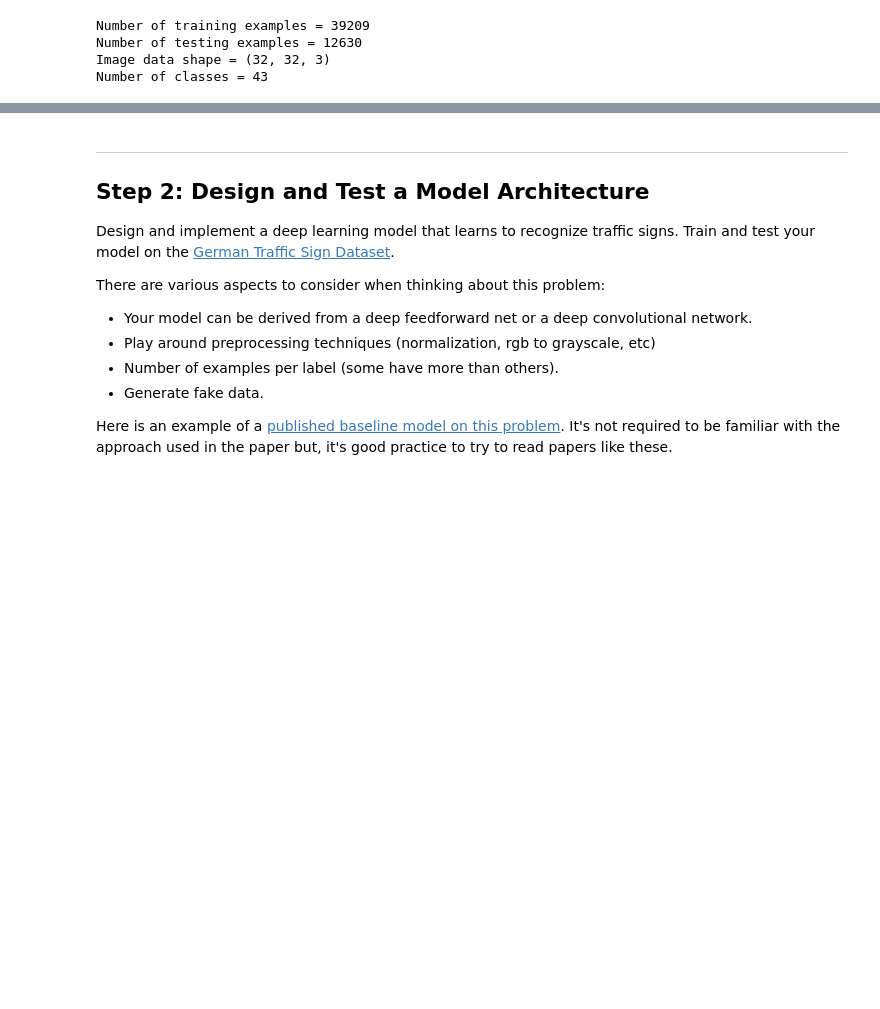
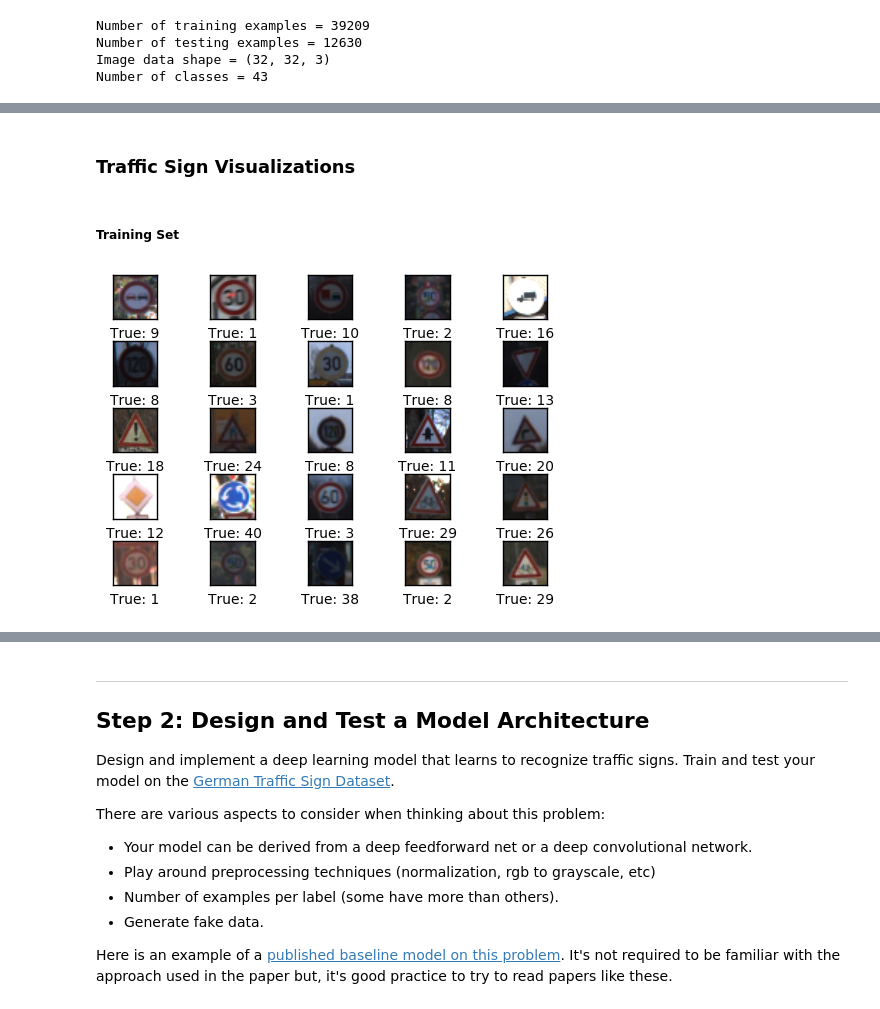
Before and after one commit to Olouge/traffic-sign-classification, a Jupyter notebook: single_layer_linear_neural_network.ipynb, the cells around one changed output, grey strips where cells are left out. Saved outputs shown, nothing was run; the diff lists cells and outputs as text; code cells hidden in the pictures; blank space fills up the shorter version.

Commit message:
Plotting training, validation, testing and my prediction datasets.
stubbed out reading in my prediction pickle file. Just need to create the pickle file.

```diff
--- a/single_layer_linear_neural_network.ipynb
+++ b/single_layer_linear_neural_network.ipynb
@@ -77,0 +73,11 @@ ImagePlotter.plot_images(X_train[perm], y_train[perm])
+# %%
+from datasets.german_traffic_signs import GermanTrafficSignDataset
+
+# NOTE I explain these next two lines in greater details below
+data = GermanTrafficSignDataset()
+data.configure(one_hot=False, train_validate_split_percentage=0.05)
+
+print('Traffic Sign Names:')
+print('')
+for k, v in data.sign_names_map.items():
+    print('  {} - {}'.format(k, v))
@@ -77,0 +102,12 @@ ImagePlotter.plot_images(X_train[perm], y_train[perm])
+# %% [markdown]
+### Traffic Sign Visualizations
+# %% [markdown]
+##### Training Set
+# %%
+from plot.image_plotter import ImagePlotter
+
+perm = np.arange(data.num_training)
+np.random.shuffle(perm)
+ImagePlotter.plot_images(images=data.train_orig[perm], labels=data.train_labels[perm], rows=5, columns=5)
+# %% [output]
+[figure, added]
```
Also changed, not shown: parts of 10 cells of this notebook, 5 other files.
